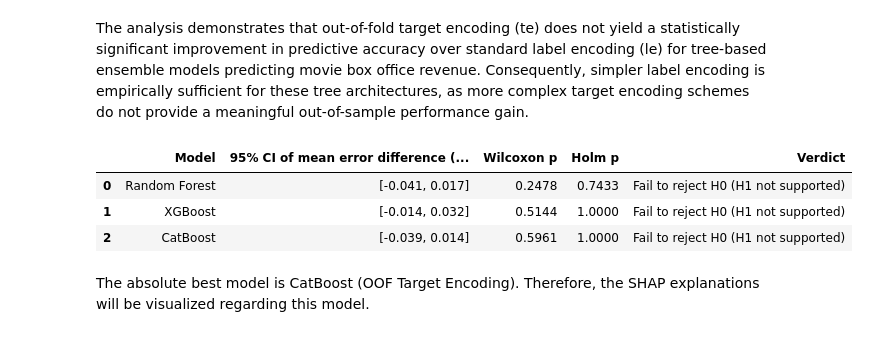
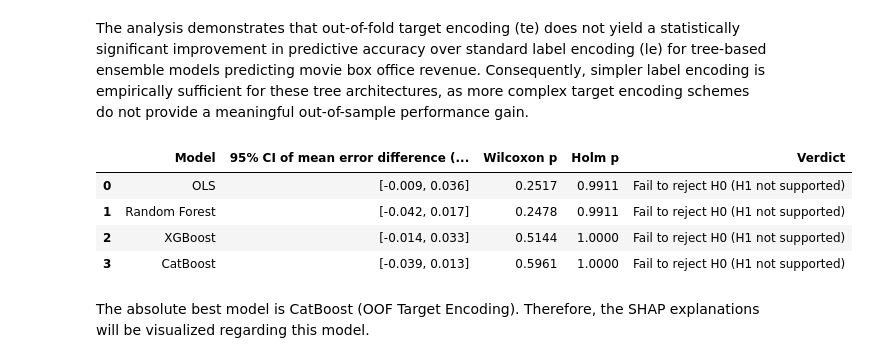
Before and after one commit to avayashka/MoviePrediction_Results, a Jupyter notebook: box_office_prediction.ipynb, the cells around one changed output. Cells and saved outputs as stored; diff of their text form; code cells hidden in the pictures.

```diff
--- a/box_office_prediction.ipynb
+++ b/box_office_prediction.ipynb
@@ -772,3 +778,45 @@ main_table = save_table(pd.DataFrame(main_rows), 'table3_main_results'); display
 | 6 | XGBoost | OOF target | 0.537 (±0.002) | 1.649 (±0.003) | 1.204 (±0.004) | 1367.5 (±33.4) | 71.4 (±0.4) |
 | 7 | CatBoost | label | 0.521 (±0.001) | 1.678 (±0.001) | 1.199 (±0.001) | 1814.3 (±47.8) | 72.8 (±0.3) |
 | 8 | CatBoost | OOF target | 0.529 (±0.004) | 1.663 (±0.006) | 1.213 (±0.005) | 1420.9 (±51.7) | 71.3 (±0.3) |
+# %%
+y_arr = np.asarray(y_test); n = len(y_arr)
+idx = np.random.default_rng(2024).integers(0, n, size=(N_BOOT, n)).astype(np.int32)
+yb = y_arr[idx]
+sst_b = ((yb - yb.mean(1, keepdims=True)) ** 2).sum(1)
+
+def boot_metrics(p):
+    e = yb - np.asarray(p)[idx]
+    return {'R2': 1 - (e ** 2).sum(1) / sst_b, 'RMSE': np.sqrt((e ** 2).mean(1)), 'MAE': np.abs(e).mean(1)}
+
+def point(p):
+    e = y_arr - p
+    return {'R2': 1 - (e ** 2).sum() / ((y_arr - y_arr.mean()) ** 2).sum(),
+            'RMSE': np.sqrt((e ** 2).mean()), 'MAE': np.abs(e).mean()}
+
+ALLP = {('Naive', '-'): np.full(n, y_train.mean()), **{k: PMEAN[k] for k in CONFIGS}}
+ci_rows = []
+for (name, kind), p in ALLP.items():
+    pt, bt = point(p), boot_metrics(p)
+    row = {'Model': name, 'Encoding': {'te': 'OOF target', 'le': 'label', '-': '-'}[kind]}
+    for met in ['R2', 'RMSE', 'MAE']:
+        lo, hi = np.percentile(bt[met], [2.5, 97.5])
+        row[met] = f"{pt[met]:.3f} [{lo:.3f}, {hi:.3f}]"
+    ci_rows.append(row)
+ci_table = save_table(pd.DataFrame(ci_rows), 'table3b_main_results_ci'); display(ci_table)
+
+TREES = ['Random Forest', 'XGBoost', 'CatBoost']
+base = PMEAN[('OLS', 'te')]; base_bt, base_pt = boot_metrics(base), point(base)
+rows, pvals = [], []
+for m in TREES:
+    p = PMEAN[(m, 'te')]; bt, pt = boot_metrics(p), point(p)
+    d = np.abs(y_arr - base) - np.abs(y_arr - p)
+    dr2 = bt['R2'] - base_bt['R2']; cut = 100 * (base_bt['MAE'] - bt['MAE']) / base_bt['MAE']
+    cut_pt = 100 * (base_pt['MAE'] - pt['MAE']) / base_pt['MAE']
+    pv = float(stats.wilcoxon(d).pvalue); pvals.append(pv)
+    rows.append({'Model': m,
+                 'dR2 vs OLS [95% CI]': f"{pt['R2'] - base_pt['R2']:+.3f} [{np.percentile(dr2, 2.5):+.3f}, {np.percentile(dr2, 97.5):+.3f}]",
+                 'MAE cut % [95% CI]': f"{cut_pt:.1f} [{np.percentile(cut, 2.5):.1f}, {np.percentile(cut, 97.5):.1f}]",
+                 'Wilcoxon p': pv, '>=20% cut': 'Met' if cut_pt >= 20 else 'Not met'})
+succ = pd.DataFrame(rows); succ['Holm p'] = multipletests(pvals, method='holm')[1]
+succ[['Wilcoxon p', 'Holm p']] = succ[['Wilcoxon p', 'Holm p']].map('{:.4f}'.format)
+succ = save_table(succ, 'table3c_ensembles_vs_ols'); display(succ)
@@ -1083,34 +1146,35 @@ Result (Holm p = 0.95605): Fail to reject H0. No significant difference between
 The analysis demonstrates that out-of-fold target encoding (te) does not yield a statistically significant improvement in predictive accuracy over standard label encoding (le) for tree-based ensemble models predicting movie box office revenue. Consequently, simpler label encoding is empirically sufficient for these tree architectures, as more complex target encoding schemes do not provide a meaningful out-of-sample performance gain.
 # %%
 y_arr = np.asarray(y_test); rng = np.random.default_rng(12345)
-TREES = ['Random Forest', 'XGBoost', 'CatBoost']
+TREES = ['OLS', 'Random Forest', 'XGBoost', 'CatBoost']
 
 def test_encoding(model):
     d = np.abs(y_arr - PMEAN[(model, 'le')]) - np.abs(y_arr - PMEAN[(model, 'te')])
     n = len(d)
     boot = np.concatenate([d[rng.integers(0, n, size=(1000, n))].mean(1) for _ in range(int(np.ceil(N_BOOT / 1000)))])[:N_BOOT]
     lo, hi = np.percentile(boot, [2.5, 97.5])
     p = 1.0 if np.allclose(d, 0) else float(stats.wilcoxon(d, alternative='two-sided').pvalue)
     return lo, hi, p
 
 res = {m: test_encoding(m) for m in TREES}
 p_holm = multipletests([res[m][2] for m in TREES], method='holm')[1]
 rows = []
 for m, ph in zip(TREES, p_holm):
     lo, hi, p = res[m]
     if ph < ALPHA and lo > 0:     verdict = 'Reject H0: target encoding reduces error (H1 supported)'
     elif ph < ALPHA and hi < 0:   verdict = 'Reject H0, but label encoding is better (H1 not supported)'
     else:                         verdict = 'Fail to reject H0 (H1 not supported)'
     rows.append({'Model': m, '95% CI of mean error difference (label - target)': f'[{lo:.3f}, {hi:.3f}]',
                  'Wilcoxon p': f'{p:.4f}', 'Holm p': f'{ph:.4f}', 'Verdict': verdict})
 h1_table = save_table(pd.DataFrame(rows), 'table4_h1_encoding_tests'); display(h1_table)
 
 CAND = min([k for k in CV if k[0] != 'OLS'], key=lambda k: CV[k][0])
 # %% [output]
 |  | Model | 95% CI of mean error difference (... | Wilcoxon p | Holm p | Verdict |
-| 0 | Random Forest | [-0.041, 0.017] | 0.2478 | 0.7433 | Fail to reject H0 (H1 not supported) |
-| 1 | XGBoost | [-0.014, 0.032] | 0.5144 | 1.0000 | Fail to reject H0 (H1 not supported) |
-| 2 | CatBoost | [-0.039, 0.014] | 0.5961 | 1.0000 | Fail to reject H0 (H1 not supported) |
+| 0 | OLS | [-0.009, 0.036] | 0.2517 | 0.9911 | Fail to reject H0 (H1 not supported) |
+| 1 | Random Forest | [-0.042, 0.017] | 0.2478 | 0.9911 | Fail to reject H0 (H1 not supported) |
+| 2 | XGBoost | [-0.014, 0.033] | 0.5144 | 1.0000 | Fail to reject H0 (H1 not supported) |
+| 3 | CatBoost | [-0.039, 0.013] | 0.5961 | 1.0000 | Fail to reject H0 (H1 not supported) |
 # %% [markdown]
 The absolute best model is CatBoost (OOF Target Encoding). Therefore, the SHAP explanations will be visualized regarding this model.
 # %%
```
Also changed, not shown: parts of 10 cells of this notebook.
